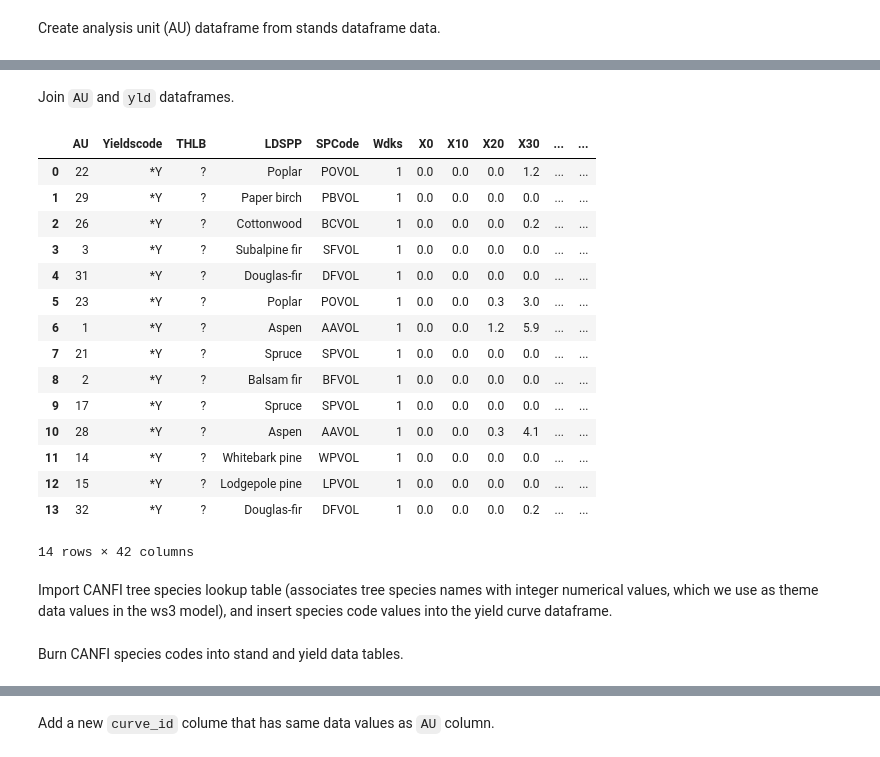
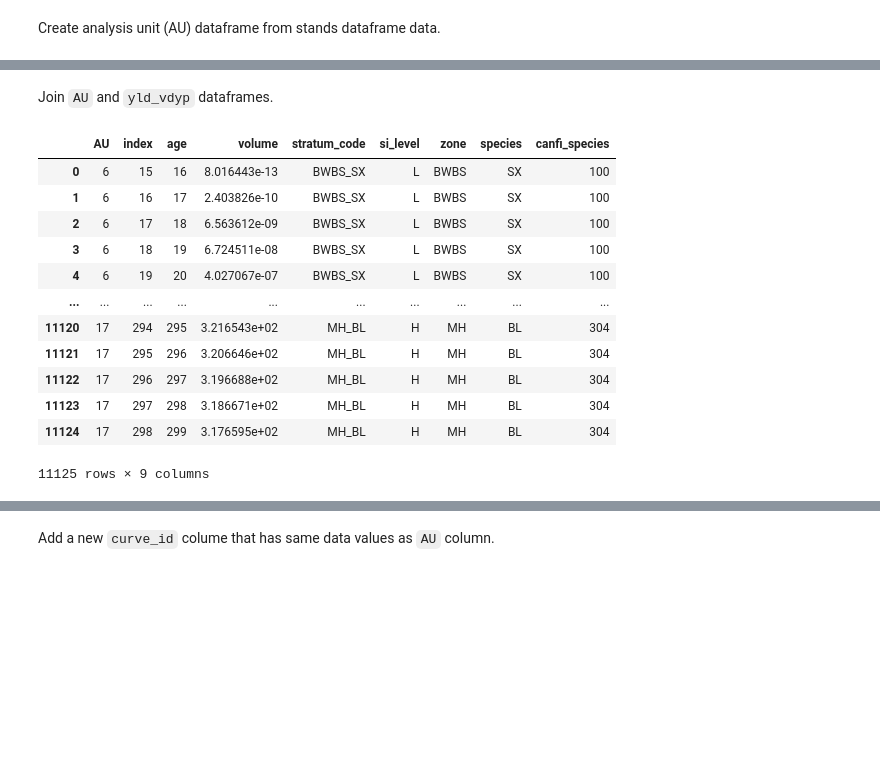
Before and after one commit to UBC-FRESH/nbds_mining, a Jupyter notebook: 00_woodstock_files.ipynb, the cells around one changed output, grey strips where cells are left out. Cells and saved outputs as stored; diff of their text form; code cells hidden in the pictures; blank space fills up the shorter version.

```diff
--- a/00_woodstock_files.ipynb
+++ b/00_woodstock_files.ipynb
@@ -48,12 +79,15 @@ stands
 # %%
-columns_to_keep = ['TSA_NUMBER', 'contclass', 'Age_2023', 'AU', 'geometry']
-stands_modified = stands[columns_to_keep].copy()
-stands_modified.loc[:,'area'] = stands_modified.geometry.area * 0.0001 # monkey-patch broken area attribute
-stands_modified =  stands_modified.rename(columns={'TSA_NUMBER': 'theme0', 'contclass':'theme1', 'AU':'theme2', 'Age_2023':'age'})
-stands_modified = stands_modified.drop(columns='geometry')
-stands_modified.insert(4, 'theme3', stands_modified['theme2'])
-stands_modified.insert(5, 'theme4', stands_modified['theme2']) # to be filled out with the scpecies code
-stands_modified.insert(5, 'age', stands_modified.pop('age'))
-stands_modified
+columns_to_keep = ['TSA_NUMBER', 'contclass', 'Age_2023', 'AU', 'geometry', 'SPECIES_CD']
+stands_mdf = stands[columns_to_keep].copy()
+stands_mdf.loc[:,'area'] = stands_mdf.geometry.area * 0.0001 # monkey-patch broken area attribute
+stands_mdf =  stands_mdf.rename(columns={'TSA_NUMBER': 'theme0', 'contclass':'theme1', 'AU':'theme2', 'Age_2023':'age', 'SPECIES_CD':'species'})
+stands_mdf['theme1'] = stands_mdf['theme1'].replace({'C': 1, 'N': 0})
+stands_mdf = stands_mdf.drop(columns='geometry')
+stands_mdf.insert(4, 'theme3',  stands_mdf['species'].map(canfi_map)) #Burn CANFI species codes into stand data
+stands_mdf['theme3'] = stands_mdf['theme3'].astype(int)
+stands_mdf.drop(columns=['species'], inplace=True)
+stands_mdf.insert(5, 'theme4', stands_mdf['theme2']) # to be filled out with the scpecies code
+stands_mdf.insert(5, 'age', stands_mdf.pop('age'))
+stands_mdf
 # %% [output]
 |  | theme0 | theme1 | theme2 | theme3 | theme4 | age | area |
@@ -97,0 +118,5 @@ yld['AU'] = yld['AU'].astype(int)
+# %%
+yld_vdyp = pd.read_feather(vdyp_curves_smooth_tsa04_path)
+yld_vdyp[['zone', 'species']] = yld_vdyp['stratum_code'].str.split('_', expand=True)
+yld_vdyp['canfi_species'] = yld_vdyp['species'].map(canfi_map)
+yld_vdyp['canfi_species'] = yld_vdyp['canfi_species'].astype(int)
@@ -97,0 +210,4 @@ yld['AU'] = yld['AU'].astype(int)
+# %%
+yld_vdyp['AU'] = yld_vdyp.apply(calculate_au, axis=1)
+yld_vdyp['AU'] = yld_vdyp['AU'].astype(int)
+yld_vdyp
@@ -98,6 +292,5 @@ yld['AU'] = yld['AU'].astype(int)
 # %% [markdown]
 Create analysis unit (AU) dataframe from stands dataframe data.
 # %%
-AU = pd.DataFrame(stands_modified['theme2']).drop_duplicates()
+AU = pd.DataFrame(stands_mdf['theme2']).drop_duplicates()
 AU.rename(columns={'theme2':'AU'}, inplace=True)
-len(AU), AU
@@ -122,24 +297,19 @@ len(AU), AU
 # %% [markdown]
-Join `AU` and `yld` dataframes.
+Join `AU` and `yld_vdyp` dataframes.
 # %%
-yldmerged = pd.merge(AU, yld, on=['AU'], how='inner')
+yldmerged = pd.merge(AU, yld_vdyp, on=['AU'], how='inner')
 yldmerged
 # %% [output]
-|  | AU | Yieldscode | THLB | LDSPP | SPCode | Wdks | X0 | X10 | X20 | X30 | ... | ... |
-| 0 | 22 | *Y | ? | Poplar | POVOL | 1 | 0.0 | 0.0 | 0.0 | 1.2 | ... | ... |
-| 1 | 29 | *Y | ? | Paper birch | PBVOL | 1 | 0.0 | 0.0 | 0.0 | 0.0 | ... | ... |
-| 2 | 26 | *Y | ? | Cottonwood | BCVOL | 1 | 0.0 | 0.0 | 0.0 | 0.2 | ... | ... |
-| 3 | 3 | *Y | ? | Subalpine fir | SFVOL | 1 | 0.0 | 0.0 | 0.0 | 0.0 | ... | ... |
-| 4 | 31 | *Y | ? | Douglas-fir | DFVOL | 1 | 0.0 | 0.0 | 0.0 | 0.0 | ... | ... |
-| 5 | 23 | *Y | ? | Poplar | POVOL | 1 | 0.0 | 0.0 | 0.3 | 3.0 | ... | ... |
-| 6 | 1 | *Y | ? | Aspen | AAVOL | 1 | 0.0 | 0.0 | 1.2 | 5.9 | ... | ... |
-| 7 | 21 | *Y | ? | Spruce | SPVOL | 1 | 0.0 | 0.0 | 0.0 | 0.0 | ... | ... |
-| 8 | 2 | *Y | ? | Balsam fir | BFVOL | 1 | 0.0 | 0.0 | 0.0 | 0.0 | ... | ... |
-| 9 | 17 | *Y | ? | Spruce | SPVOL | 1 | 0.0 | 0.0 | 0.0 | 0.0 | ... | ... |
-| 10 | 28 | *Y | ? | Aspen | AAVOL | 1 | 0.0 | 0.0 | 0.3 | 4.1 | ... | ... |
-| 11 | 14 | *Y | ? | Whitebark pine | WPVOL | 1 | 0.0 | 0.0 | 0.0 | 0.0 | ... | ... |
-| 12 | 15 | *Y | ? | Lodgepole pine | LPVOL | 1 | 0.0 | 0.0 | 0.0 | 0.0 | ... | ... |
-| 13 | 32 | *Y | ? | Douglas-fir | DFVOL | 1 | 0.0 | 0.0 | 0.0 | 0.2 | ... | ... |
+|  | AU | index | age | volume | stratum_code | si_level | zone | species | canfi_species |
+| 0 | 6 | 15 | 16 | 8.016443e-13 | BWBS_SX | L | BWBS | SX | 100 |
+| 1 | 6 | 16 | 17 | 2.403826e-10 | BWBS_SX | L | BWBS | SX | 100 |
+| 2 | 6 | 17 | 18 | 6.563612e-09 | BWBS_SX | L | BWBS | SX | 100 |
+| 3 | 6 | 18 | 19 | 6.724511e-08 | BWBS_SX | L | BWBS | SX | 100 |
+| 4 | 6 | 19 | 20 | 4.027067e-07 | BWBS_SX | L | BWBS | SX | 100 |
+| ... | ... | ... | ... | ... | ... | ... | ... | ... | ... |
+| 11120 | 17 | 294 | 295 | 3.216543e+02 | MH_BL | H | MH | BL | 304 |
+| 11121 | 17 | 295 | 296 | 3.206646e+02 | MH_BL | H | MH | BL | 304 |
+| 11122 | 17 | 296 | 297 | 3.196688e+02 | MH_BL | H | MH | BL | 304 |
+| 11123 | 17 | 297 | 298 | 3.186671e+02 | MH_BL | H | MH | BL | 304 |
+| 11124 | 17 | 298 | 299 | 3.176595e+02 | MH_BL | H | MH | BL | 304 |
-14 rows × 42 columns
+11125 rows × 9 columns
-# %% [markdown]
-Import CANFI tree species lookup table (associates tree species names with integer numerical values, which we use as theme data values in the ws3 model), and insert species code values into the yield curve dataframe.
@@ -149,2 +315,0 @@ canf = canf[['name', 'canfi_species']].set_index('name')
-# %% [markdown]
-Burn CANFI species codes into stand and yield data tables.
```
Also changed, not shown: parts of 31 cells of this notebook, 18 other files.
